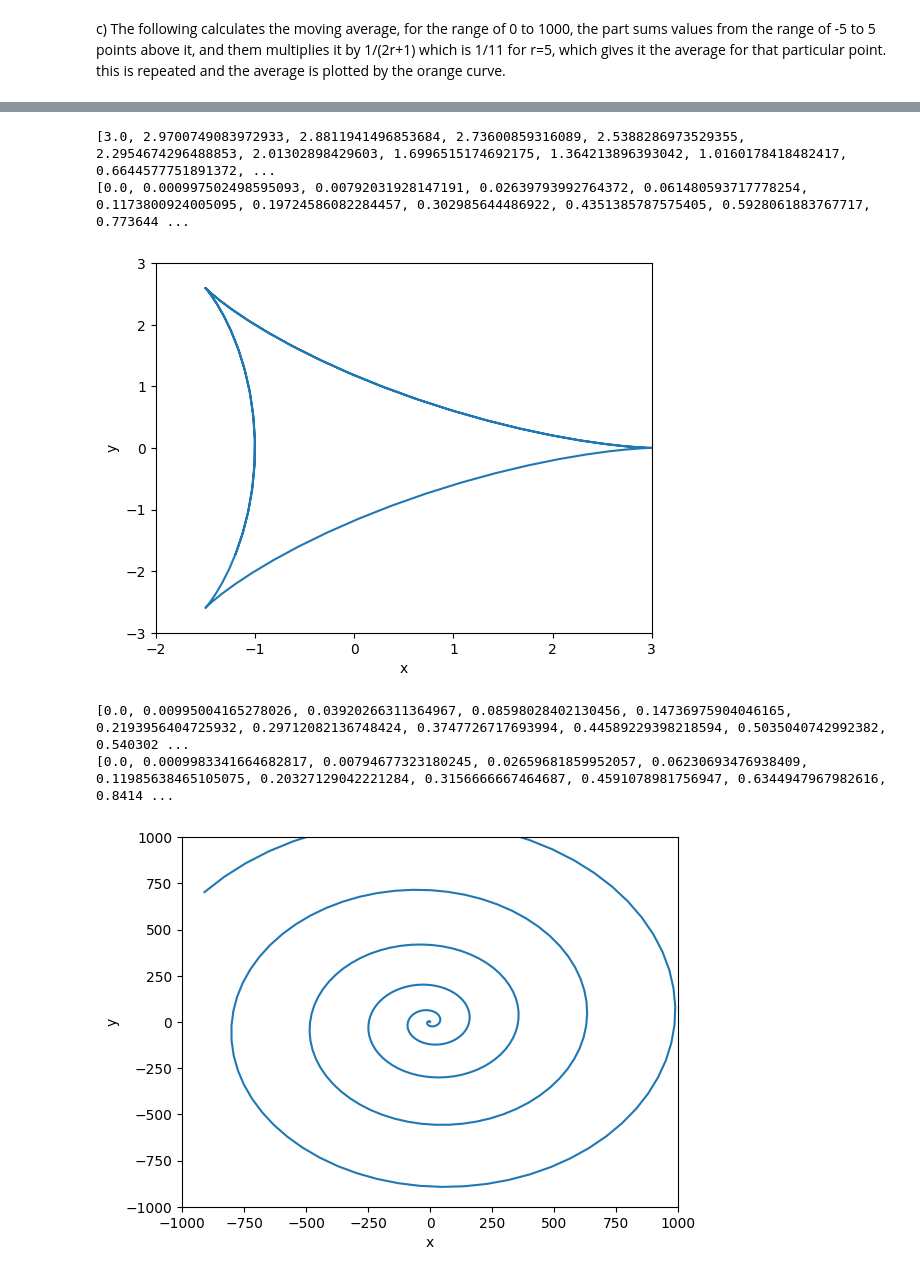
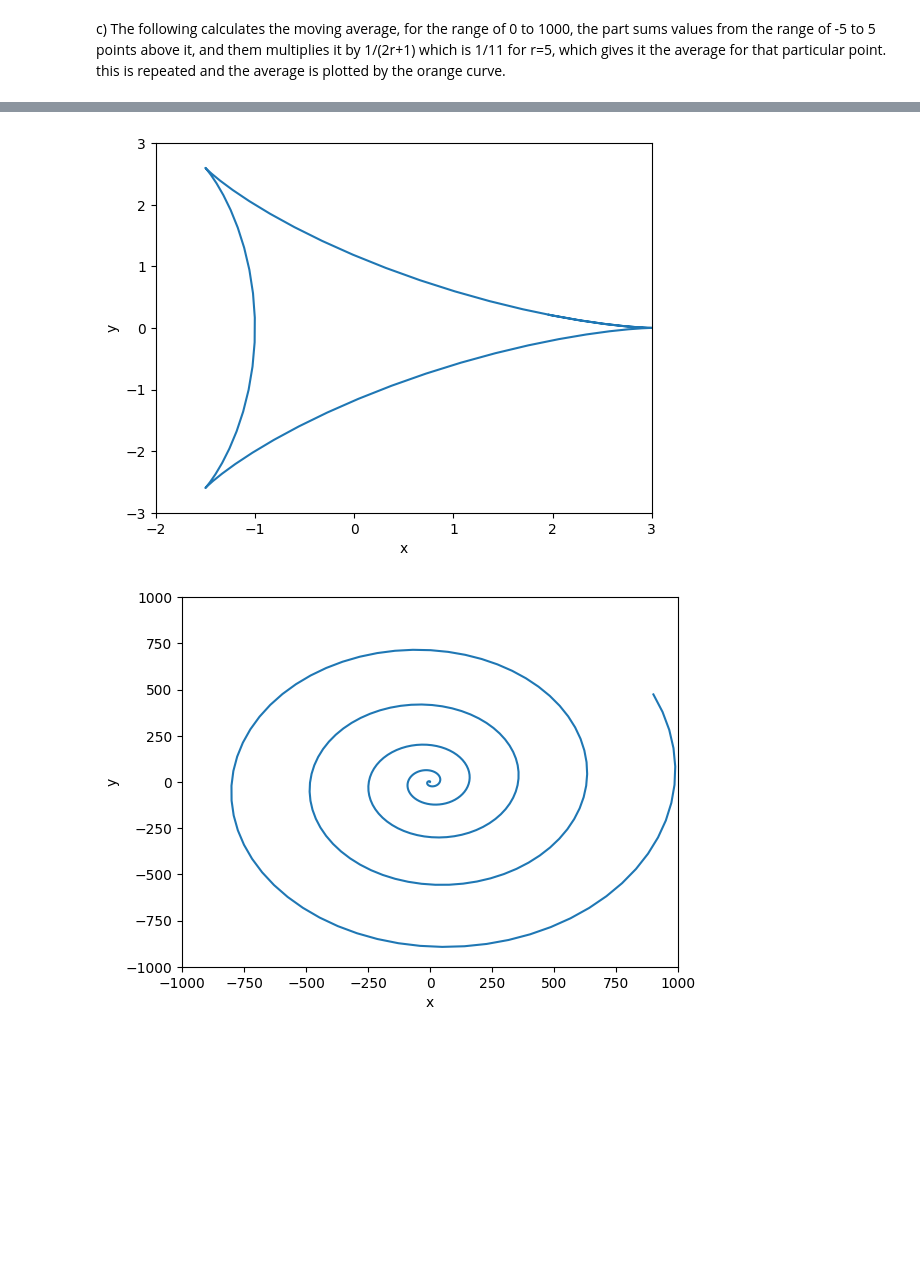
Before and after one commit to kkakadiya6/Homework-3, a Jupyter notebook: Homework_3.ipynb, the cells around one changed output, grey strips where cells are left out. Drawn from its saved outputs; the diff is of its cells as text; code cells hidden in the pictures; blank space fills up the shorter version.

```diff
--- a/Homework_3.ipynb
+++ b/Homework_3.ipynb
@@ -78,14 +80,18 @@ def B(A,Z,a5):
 
 bindingenergies = []
 maxenergies = []
-for Z in range(1,100):
-    for i in range(1*Z,3*Z):
-        bindingenergies.append(B(i,Z,a5AZeven))
+Avalues = []
+Zindex = []
+for Z in range(1,101):
+    for A in range(1*Z,3*Z):
+        bindingenergies.append(B(A,Z,a5AZeven))
     maxenergies.append(max(bindingenergies))
-    print("The maximum binding energy is:",max(bindingenergies))
-    print("the A value that gives the maximum binding enegery is:",bindingenergies.index(max(bindingenergies)))
-print(maxenergies)
+    Zindex.append(Z)
+    Avalues.append(A)
+    bindingenergies = []
 
+for Z in range(1,101):
+    print('For z = ', Z, 'Most stable A is:', Avalues[Z] ,', Maximum energy is:',maxenergies[Z])
 
 
 # elif A % 2 == 0 and Z % 2 != 0:
@@ -243,12 +231,9 @@ def y(t):
 X = []
 Y = []
 
-for i in np.arange(0.0, 10.0, 0.1):
+for i in np.arange(0.0, 7, 0.1):
     X.append(x(i))
     Y.append(y(i))
-print(X)
-print(Y)
-
 
 plt.plot(X,Y)
 plt.xlim(-2,3)
@@ -257,40 +242,33 @@ plt.xlabel('x')
 plt.ylabel('y')
 plt.show()
 # %% [output]
-[3.0, 2.9700749083972933, 2.8811941496853684, 2.73600859316089, 2.5388286973529355, 2.2954674296488853, 2.01302898429603, 1.6996515174692175, 1.364213896393042, 1.0160178418482417, 0.6644577751891372, ...
-[0.0, 0.000997502498595093, 0.00792031928147191, 0.02639793992764372, 0.061480593717778254, 0.1173800924005095, 0.19724586082284457, 0.302985644486922, 0.4351385787575405, 0.5928061883767717, 0.773644 ...
 [figure]
 # %%
 import matplotlib.pyplot as plt
 import math
 import array
 import numpy as np
 
 def polartox(t):
     return (math.cos(t))*(t)**2
 def polartoy(t):
     return (math.sin(t))*(t)**2
 
 X = []
 Y = []
 
-for i in np.arange(0.0, 34.0, 0.1):
+for i in np.arange(0.0, 32.0, 0.1):
     X.append(polartox(i))
     Y.append(polartoy(i))
-print(X)
-print(Y)
-
 
 plt.plot(X,Y)
 plt.xlim(-1000,1000)
 plt.ylim(-1000,1000)
 plt.xlabel('x')
 plt.ylabel('y')
 plt.show()
 # %% [output]
-[0.0, 0.00995004165278026, 0.03920266311364967, 0.08598028402130456, 0.14736975904046165, 0.2193956404725932, 0.29712082136748424, 0.3747726717693994, 0.44589229398218594, 0.5035040742992382, 0.540302 ...
-[0.0, 0.0009983341664682817, 0.00794677323180245, 0.02659681859952057, 0.06230693476938409, 0.11985638465105075, 0.20327129042221284, 0.3156666667464687, 0.4591078981756947, 0.6344947967982616, 0.8414 ...
-[figure, old version]
+[figure, new version]
 # %%
 import matplotlib.pyplot as plt
 import math
```
Also changed, not shown: parts of 6 cells of this notebook.
